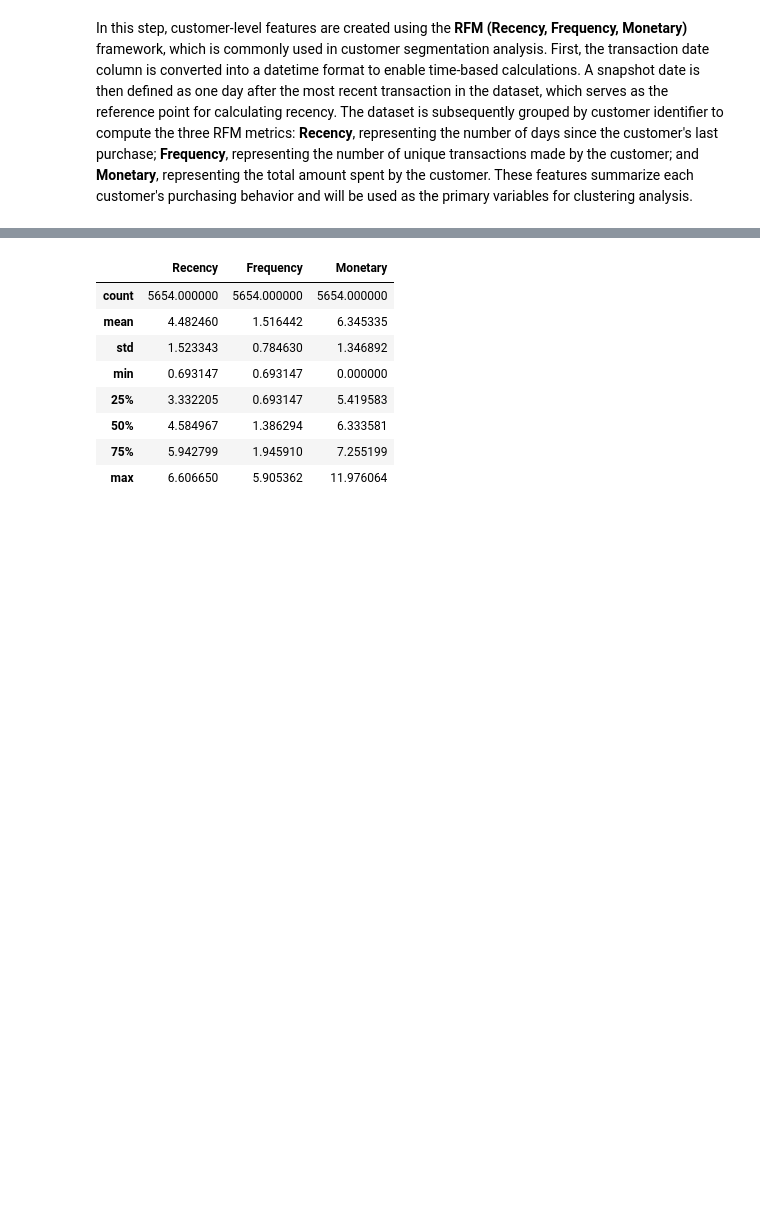
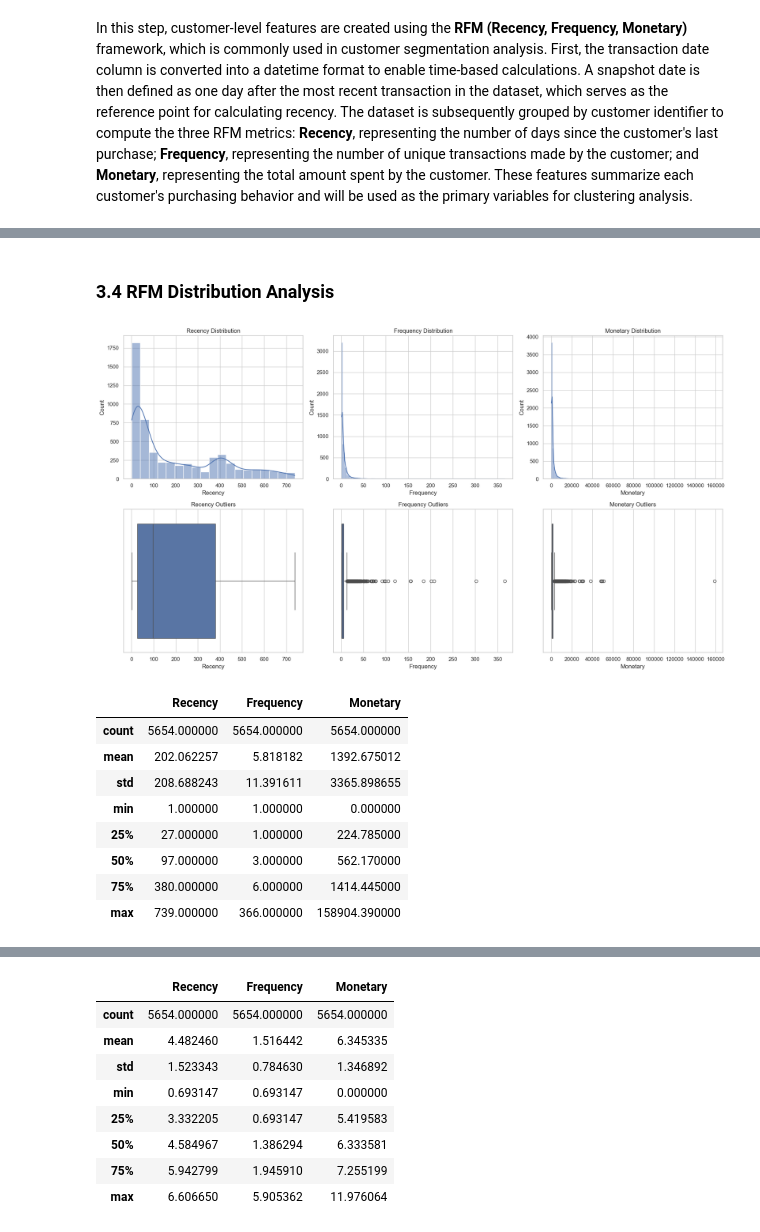
Before and after one commit to hansdarmawann/or2mrfm-1, a Jupyter notebook: notebooks/code.ipynb, the cells around one changed output, grey strips where cells are left out. Drawn from its saved outputs; the diff is of its cells as text; code cells hidden in the pictures; blank space fills up the shorter version.

```diff
--- a/notebooks/code.ipynb
+++ b/notebooks/code.ipynb
@@ -225,0 +255,31 @@ In this step, customer-level features are created using the **RFM (Recency, Freq
+# %% [markdown]
+### 3.4 RFM Distribution Analysis
+# %%
+sns.set_theme(style="whitegrid")
+
+fig, ax = plt.subplots(2,3, figsize=(18,10))
+features = ['Recency','Frequency','Monetary']
+
+for i,col in enumerate(features):
+
+    sns.histplot(rfm[col], kde=True, ax=ax[0,i])
+    ax[0,i].set_title(f"{col} Distribution")
+
+    sns.boxplot(x=rfm[col], ax=ax[1,i])
+    ax[1,i].set_title(f"{col} Outliers")
+
+plt.tight_layout()
+plt.show()
+
+display(rfm.describe()[['Recency','Frequency','Monetary']])
+# %% [output]
+[figure, added]
+|  | Recency | Frequency | Monetary |
+| count | 5654.000000 | 5654.000000 | 5654.000000 |
+| mean | 202.062257 | 5.818182 | 1392.675012 |
+| std | 208.688243 | 11.391611 | 3365.898655 |
+| min | 1.000000 | 1.000000 | 0.000000 |
+| 25% | 27.000000 | 1.000000 | 224.785000 |
+| 50% | 97.000000 | 3.000000 | 562.170000 |
+| 75% | 380.000000 | 6.000000 | 1414.445000 |
+| max | 739.000000 | 366.000000 | 158904.390000 |
```
Also changed, not shown: parts of 37 cells of this notebook, 1 other file.
